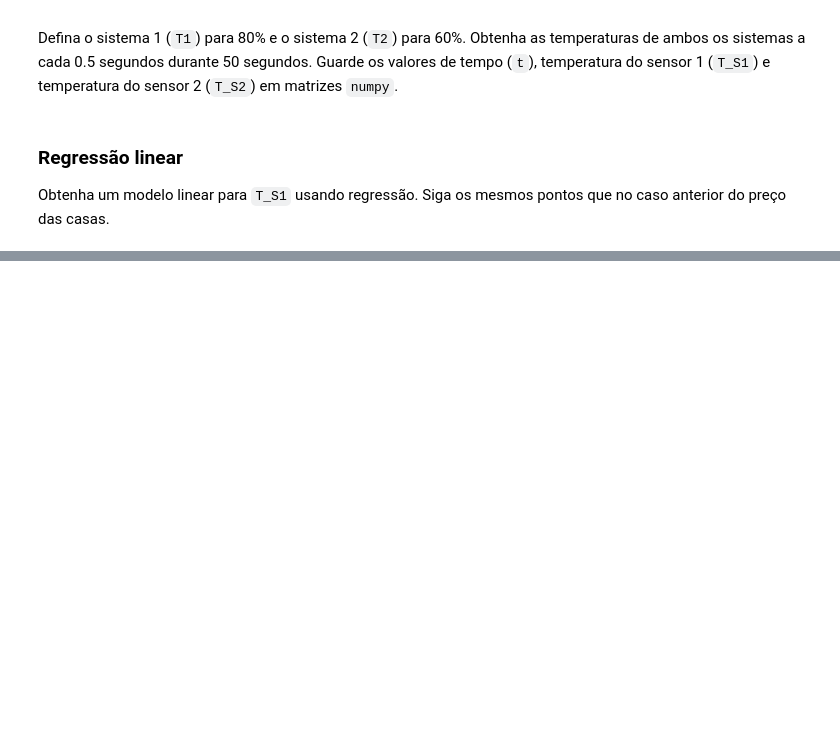
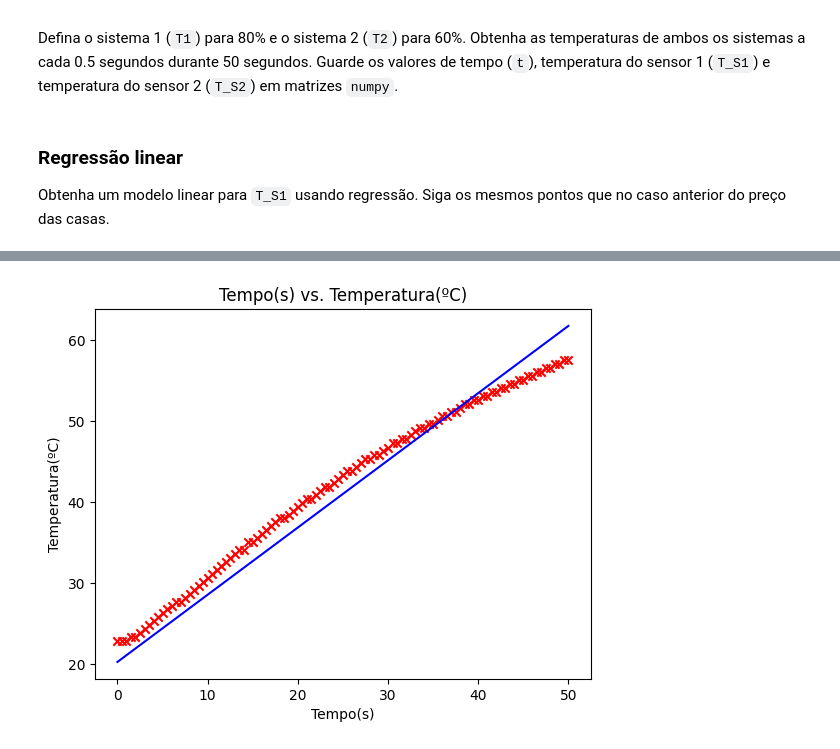
Before and after one commit to pintafacil/SIS, a Jupyter notebook: 1190396_1191116_Guião3/Lab_Regressao_Linear.ipynb, the cells around one changed output, grey strips where cells are left out. Cells and saved outputs as stored; diff of their text form; code cells hidden in the pictures; blank space fills up the shorter version.

```diff
--- a/1190396_1191116_Guião3/Lab_Regressao_Linear.ipynb
+++ b/1190396_1191116_Guião3/Lab_Regressao_Linear.ipynb
@@ -529,0 +462,12 @@ Obtenha um modelo linear para `T_S1` usando regressão. Siga os mesmos pontos qu
+# %%
+# inicializar os parâmetros de ajuste
+initial_w = 0.2
+initial_b = 20
+
+# parâmetros da descida do gradiente
+iterations = 2500
+alpha = 0.0001
+
+w,b,_,_ = gradient_descent(x_test ,s1, initial_w, initial_b,
+                     compute_cost, compute_gradient, alpha, iterations)
+print("Valores de w,b encontrados pela descida do gradiente:", w, b)
@@ -529,0 +492,20 @@ Obtenha um modelo linear para `T_S1` usando regressão. Siga os mesmos pontos qu
+# %%
+m = x_test.shape[0]
+predicted = np.zeros(m)
+
+for i in range(m):
+    predicted[i] = w * x_test[i] + b
+# %%
+# Gráfico do ajuste linear
+plt.plot(x_test, predicted, c = "b")
+
+# Gráfico dos dados
+plt.scatter(x_test, s1, marker='x', c='r')
+
+# Labels
+plt.title("Tempo(s) vs. Temperatura(ºC)")
+plt.ylabel('Temperatura(ºC)')
+plt.xlabel('Tempo(s)')
+plt.show()
+# %% [output]
+[figure, added]
```
Also changed, not shown: parts of 14 cells of this notebook, 14 other files.
